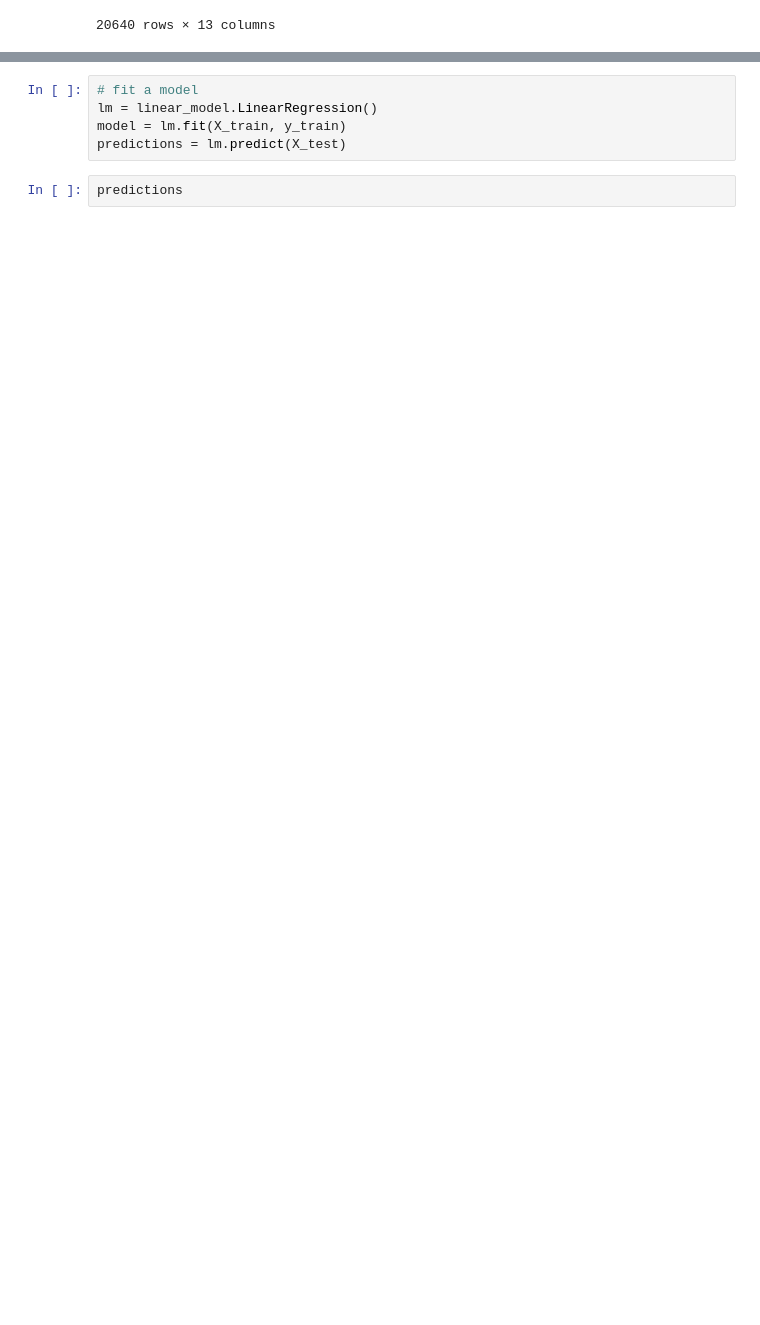
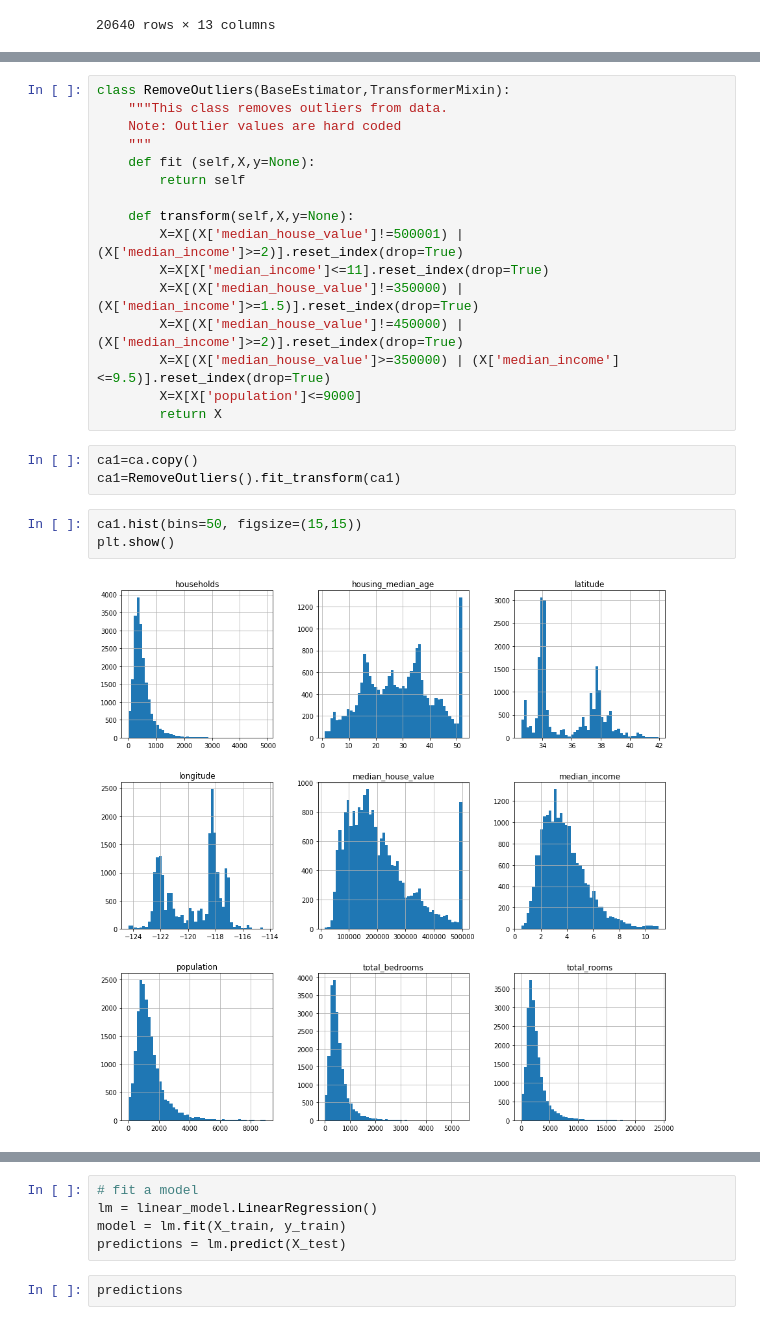
Before and after one commit to Saaimurugan/PGP-AI---Python-for-Data-Science, a Jupyter notebook: California Housing Price Prediction.ipynb, the cells around one changed output, grey strips where cells are left out. Cells and saved outputs as stored; diff of their text form; blank space fills up the shorter version.

```diff
--- a/California Housing Price Prediction.ipynb
+++ b/California Housing Price Prediction.ipynb
@@ -260,2 +374,26 @@ X
+# %%
+class RemoveOutliers(BaseEstimator,TransformerMixin):
+    """This class removes outliers from data.
+    Note: Outlier values are hard coded
+    """
+    def fit (self,X,y=None):
+        return self
+
+    def transform(self,X,y=None):
+        X=X[(X['median_house_value']!=500001) | (X['median_income']>=2)].reset_index(drop=True)
+        X=X[X['median_income']<=11].reset_index(drop=True)
+        X=X[(X['median_house_value']!=350000) | (X['median_income']>=1.5)].reset_index(drop=True)
+        X=X[(X['median_house_value']!=450000) | (X['median_income']>=2)].reset_index(drop=True)
+        X=X[(X['median_house_value']>=350000) | (X['median_income']<=9.5)].reset_index(drop=True)
+        X=X[X['population']<=9000]
+        return X
+# %%
+ca1=ca.copy()
+ca1=RemoveOutliers().fit_transform(ca1)
+# %%
+ca1.hist(bins=50, figsize=(15,15))
+plt.show()
+# %% [output]
+[figure, added]
 # %%
 X_train, X_test, y_train, y_test = train_test_split(X, y, test_size=0.2)
```
Also changed, not shown: parts of 28 cells of this notebook.
